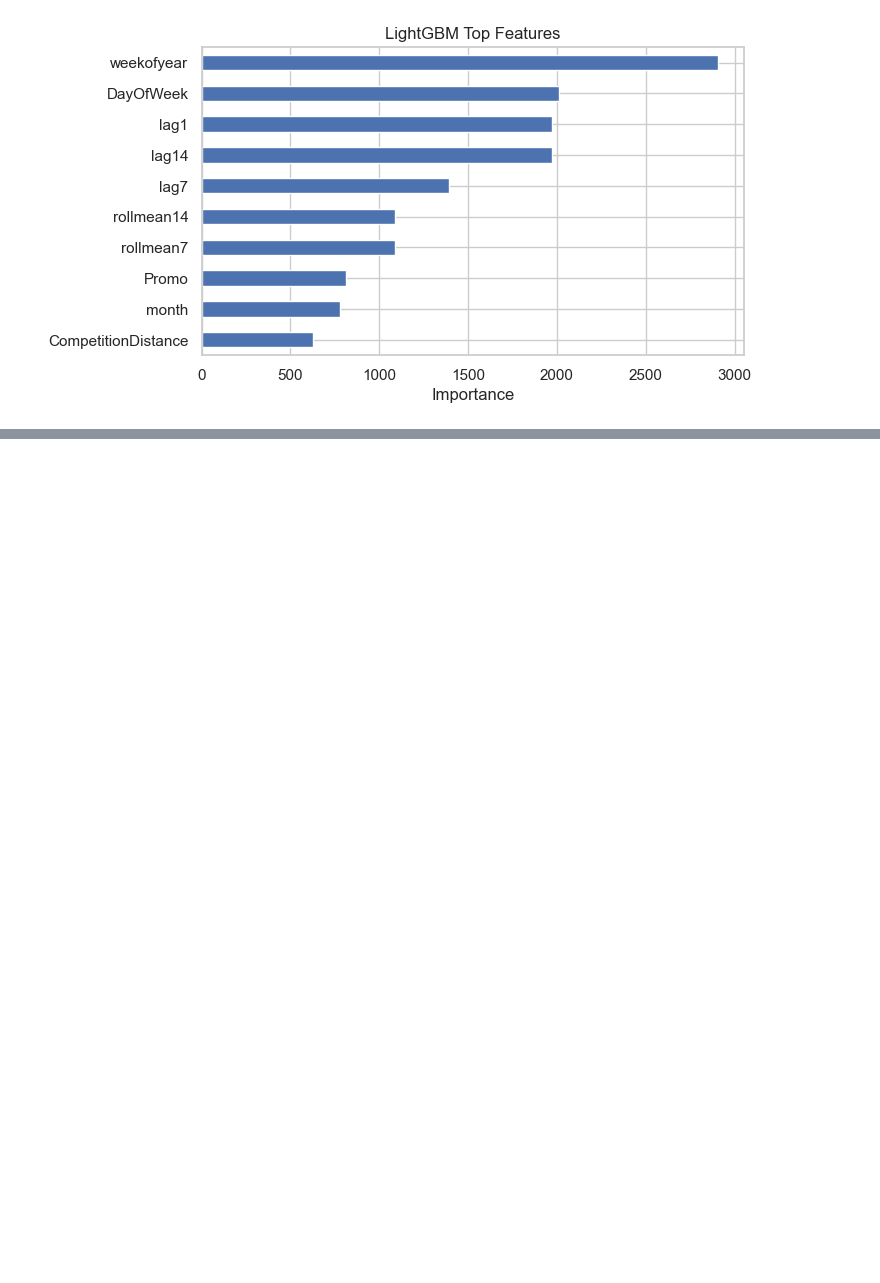
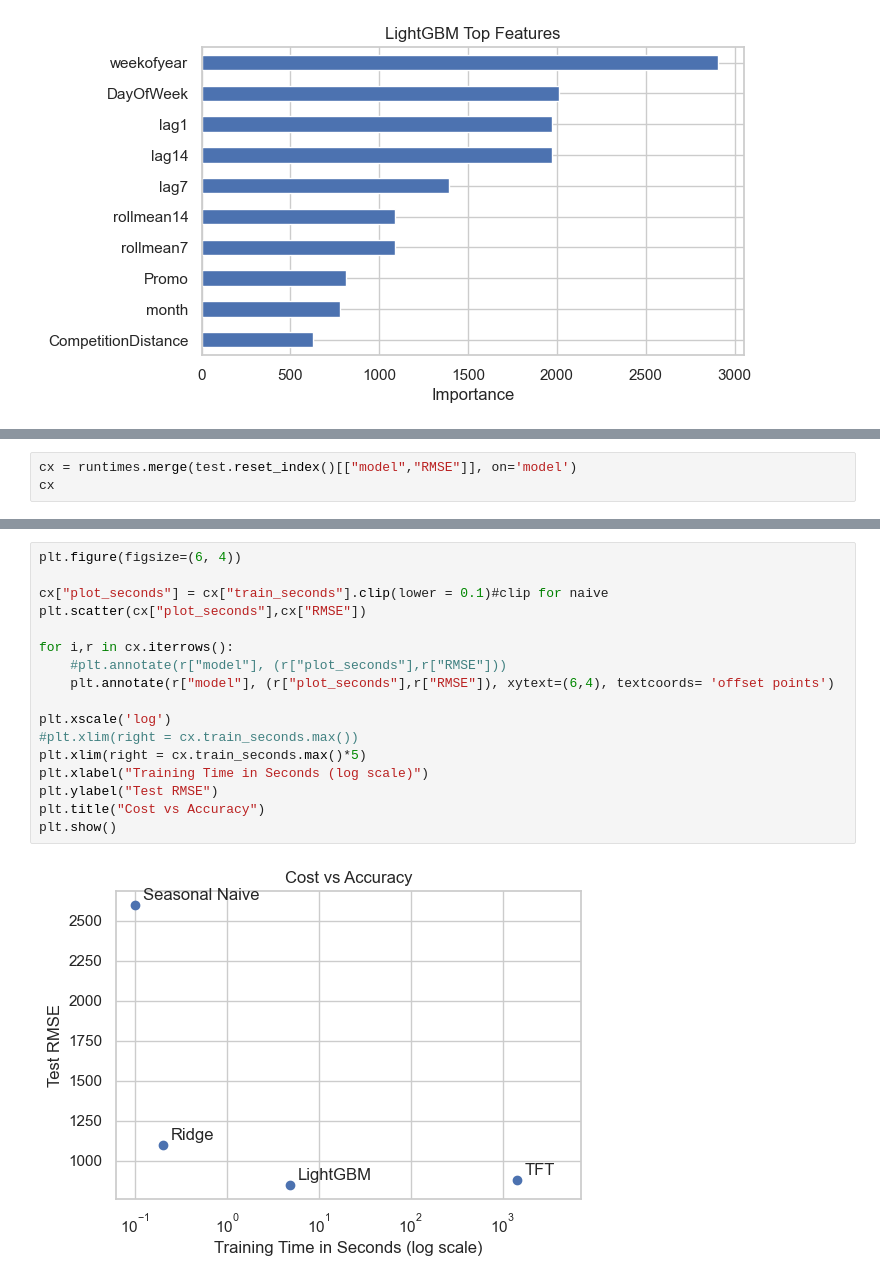
Before and after one commit to sam-ensafi/retail-sales-forecasting-rossmann, a Jupyter notebook: notebooks/results.ipynb, the cells around one changed output, grey strips where cells are left out. Saved outputs shown, nothing was run; the diff lists cells and outputs as text; blank space fills up the shorter version.

```diff
--- a/notebooks/results.ipynb
+++ b/notebooks/results.ipynb
@@ -168,0 +171,3 @@ plt.show()
+# %%
+cx = runtimes.merge(test.reset_index()[["model","RMSE"]], on='model')
+cx
@@ -168,0 +180,19 @@ plt.show()
+# %%
+plt.figure(figsize=(6, 4))
+
+cx["plot_seconds"] = cx["train_seconds"].clip(lower = 0.1)#clip for naive
+plt.scatter(cx["plot_seconds"],cx["RMSE"])
+
+for i,r in cx.iterrows():
+    #plt.annotate(r["model"], (r["plot_seconds"],r["RMSE"]))
+    plt.annotate(r["model"], (r["plot_seconds"],r["RMSE"]), xytext=(6,4), textcoords= 'offset points')
+
+plt.xscale('log')
+#plt.xlim(right = cx.train_seconds.max())
+plt.xlim(right = cx.train_seconds.max()*5)
+plt.xlabel("Training Time in Seconds (log scale)")
+plt.ylabel("Test RMSE")
+plt.title("Cost vs Accuracy")
+plt.show()
+# %% [output]
+[figure, added]
```
Also changed, not shown: parts of 3 cells of this notebook.
